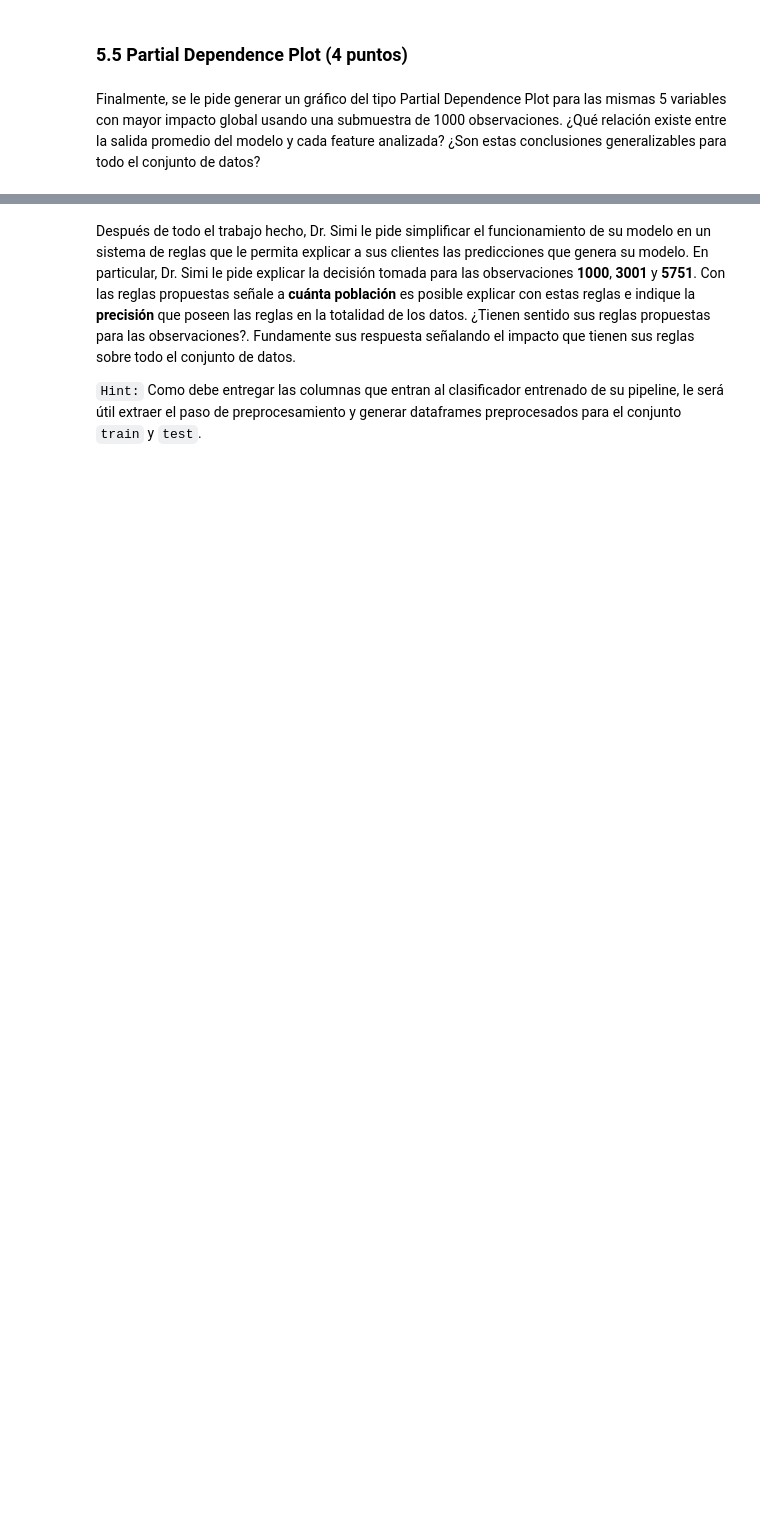
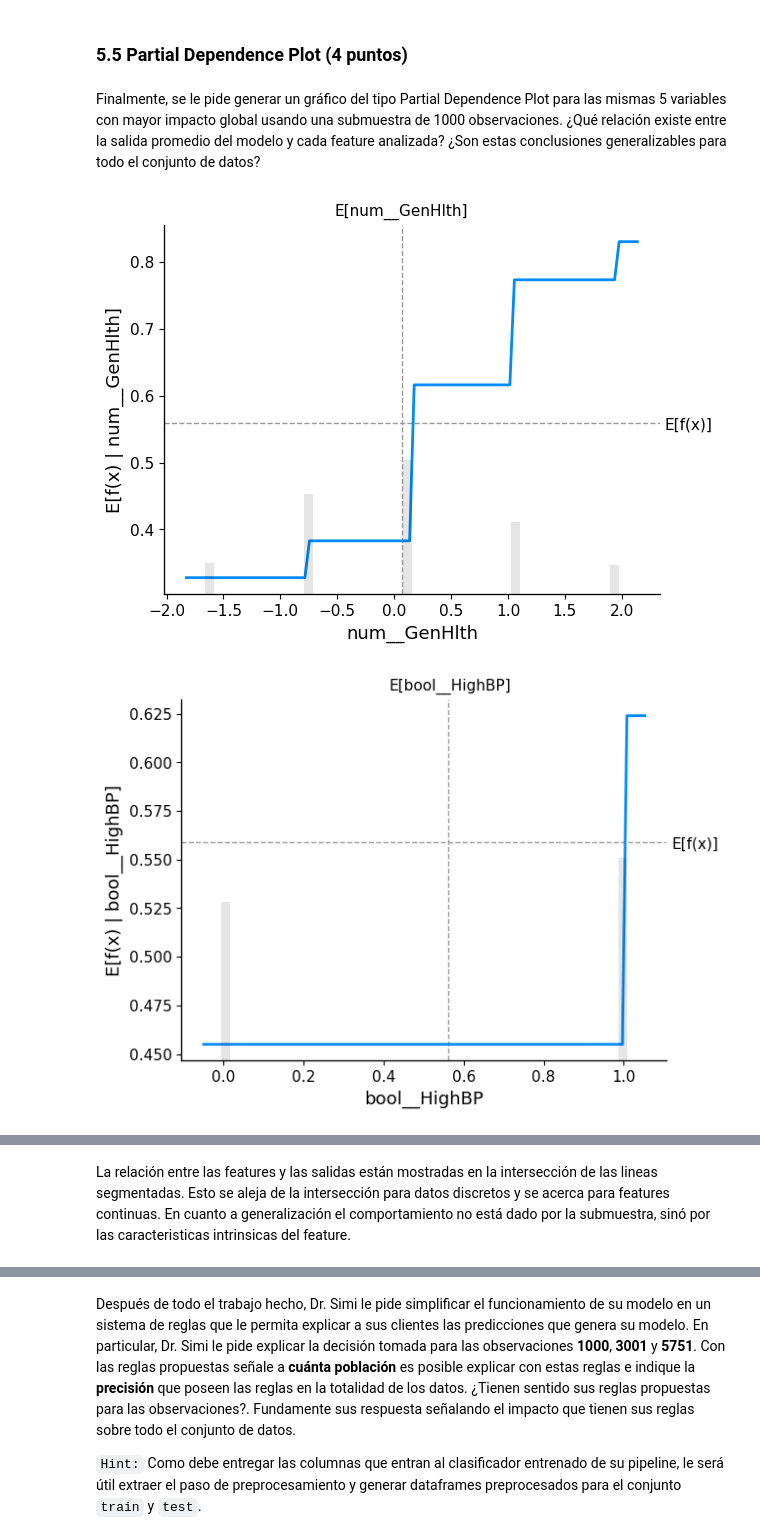
Before and after one commit to estebanaraneda/MDS7202_OVNI, a Jupyter notebook: Lab7/Lab7_enunciado.ipynb, the cells around one changed output, grey strips where cells are left out. Drawn from its saved outputs; the diff is of its cells as text; code cells hidden in the pictures; blank space fills up the shorter version.

```diff
--- a/Lab7/Lab7_enunciado.ipynb
+++ b/Lab7/Lab7_enunciado.ipynb
@@ -521,0 +512,8 @@ Finalmente, se le pide generar un gráfico del tipo Partial Dependence Plot para
+# %%
+# Inserte código para generar gráficos PDP aquí
+X100 = shap.utils.sample(X_test_processed, 1000)  # 1000 instances for use as the background distribution
+for i in ["num__GenHlth","bool__HighBP", "num__BMI","num__Age","bool__HighChol"]:
+    shap.partial_dependence_plot(i,trained_model.predict, X100,ice=False,model_expected_value=True,feature_expected_value=True)
+# %% [output]
+[figure, added]
+[figure, added]
@@ -522,3 +523,5 @@ Finalmente, se le pide generar un gráfico del tipo Partial Dependence Plot para
+# %% [markdown]
+La relación entre las features y las salidas están mostradas en la intersección de las lineas segmentadas. Esto se aleja de la intersección para datos discretos y se acerca para features continuas. En cuanto a generalización el comportamiento no está dado por la submuestra, sinó por las caracteristicas intrinsicas del feature.
 # %% [markdown]
 ## 6. Sistema de Reglas! (10 punto)
 
```
Also changed, not shown: parts of 14 cells of this notebook.
